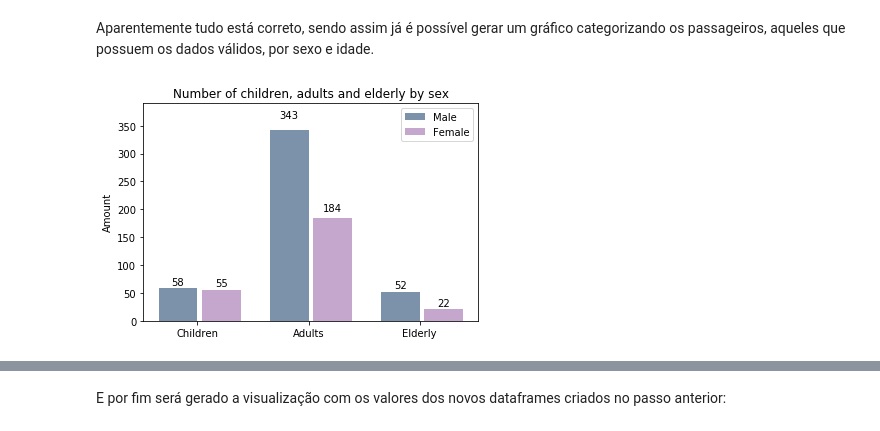
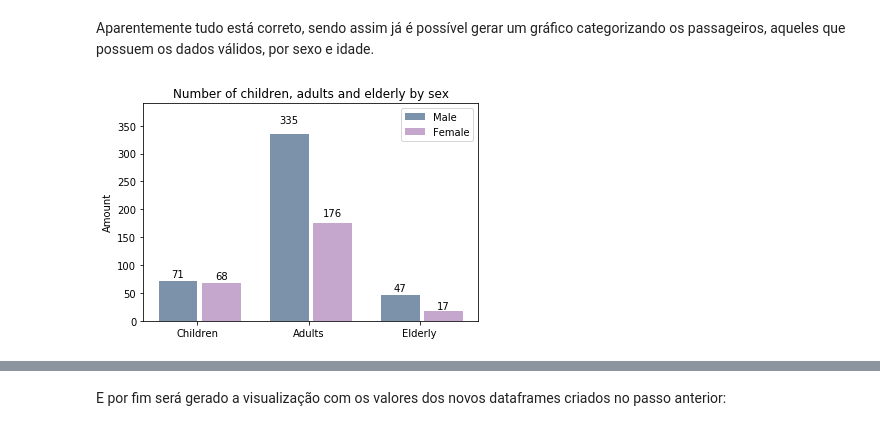
Before and after one commit to Manyizi101/udacity-data-analyst-nanodegree-1, a Jupyter notebook: project2/udacity-project2-titanic-data.ipynb, the cells around one changed output, grey strips where cells are left out. Drawn from its saved outputs; the diff is of its cells as text; code cells hidden in the pictures.

```diff
--- a/project2/udacity-project2-titanic-data.ipynb
+++ b/project2/udacity-project2-titanic-data.ipynb
@@ -325,0 +99,27 @@ old_women.head()
+# %%
+#Get all data with column Sex is 'equal' male and column Age 'is not null(NaN)'
+males_notnull = titanic_dataframe[titanic_dataframe['Sex'] == 'male'][pandas.notnull(titanic_dataframe['Age'])]
+
+#Check all data in males_notnull is real ande get all wich is true
+males_age_normalized = males_notnull[males_notnull['Age'].apply(numpy.isreal)]
+
+#Get all data with column Sex is 'equal' female and column Age 'is not null(NaN)'
+females_notnull = titanic_dataframe[titanic_dataframe['Sex'] == 'female'][pandas.notnull(females['Age'])]
+
+#Check all data in females_notnull is real ande get all wich is true
+females_age_normalized = females_notnull[females_notnull['Age'].apply(numpy.isreal)]
+print ""
+
+#Display amount erros
+print "Errors: "+str(len(count_errors_age_null))
+
+#Display amount valid males
+print "Valid Age Men: "+str(len(males_age_normalized))
+
+#Display amount valid females
+print "Valid Age Women: "+str(len(females_age_normalized))
+
+#Check if all data is present
+print "Total: "+str(len(count_errors_age_null) + len(males_age_normalized) + len(females_age_normalized))+" = "+str(len(titanic_dataframe['Sex']=='male'))
+print ""
+print "Amount of valid data: "+str(+ len(males_age_normalized) + len(females_age_normalized))
@@ -325,0 +240,3 @@ old_women.head()
+# %%
+males_age_normalized["age_group"] = pandas.cut(titanic_dataframe.Age, [0, 18, 50, 150], labels=["boys", "men", "old_men"])
+females_age_normalized["age_group"] = pandas.cut(titanic_dataframe.Age, [0, 18, 50, 150], labels=["girls", "women", "old_women"])
@@ -326,48 +301,37 @@ old_women.head()
 # %% [markdown]
 Aparentemente tudo está correto, sendo assim já é possível gerar um gráfico categorizando os passageiros, aqueles que possuem os dados válidos, por sexo e idade.
 # %%
-boys_count = len(boys)
-girls_count = len(girls)
-
-men_count = len(men)
-women_count = len(women)
-
-old_men_count = len(old_men)
-old_women_count = len(old_women)
-
 N = 3
-males_sex = (boys_count, men_count, old_men_count)
 
 ind = numpy.arange(N)
 width = 0.35
 
 fig, ax = plt.subplots()
-rects1 = ax.bar(ind, males_sex, width, color='#7b92aa')
+rects1 = ax.bar(ind, males_age_normalized.groupby(['age_group', 'Sex']).size(), width, color='#7b92aa')
 
-females_sex = (girls_count, women_count, old_women_count)
-rects2 = ax.bar(ind + width + 0.04, females_sex, width, color='#c5a7ce')
+rects2 = ax.bar(ind + width + 0.04, females_age_normalized.groupby(['age_group', 'Sex']).size(), width, color='#c5a7ce')
 
 ax.set_ylabel('Amount')
 ax.set_title('Number of children, adults and elderly by sex')
 ax.set_xticks(ind + width / 2)
 ax.set_xticklabels(('Children', 'Adults', 'Elderly'))
 ax.set_ylim([0, 390])
 
 ax.legend((rects1[0], rects2[0]), ('Male', 'Female'))
 
 def autolabel(rects):
     """
     Attach a text label above each bar displaying its height
     """
     for rect in rects:
         height = rect.get_height()
         ax.text(rect.get_x() + rect.get_width()/2., 1.05*height,
                 '%d' % int(height),
                 ha='center', va='bottom')
 
 autolabel(rects1)
 autolabel(rects2)
 
 plt.show()
 # %% [output]
-[figure, old version]
+[figure, new version]
```
Also changed, not shown: parts of 62 cells of this notebook.
